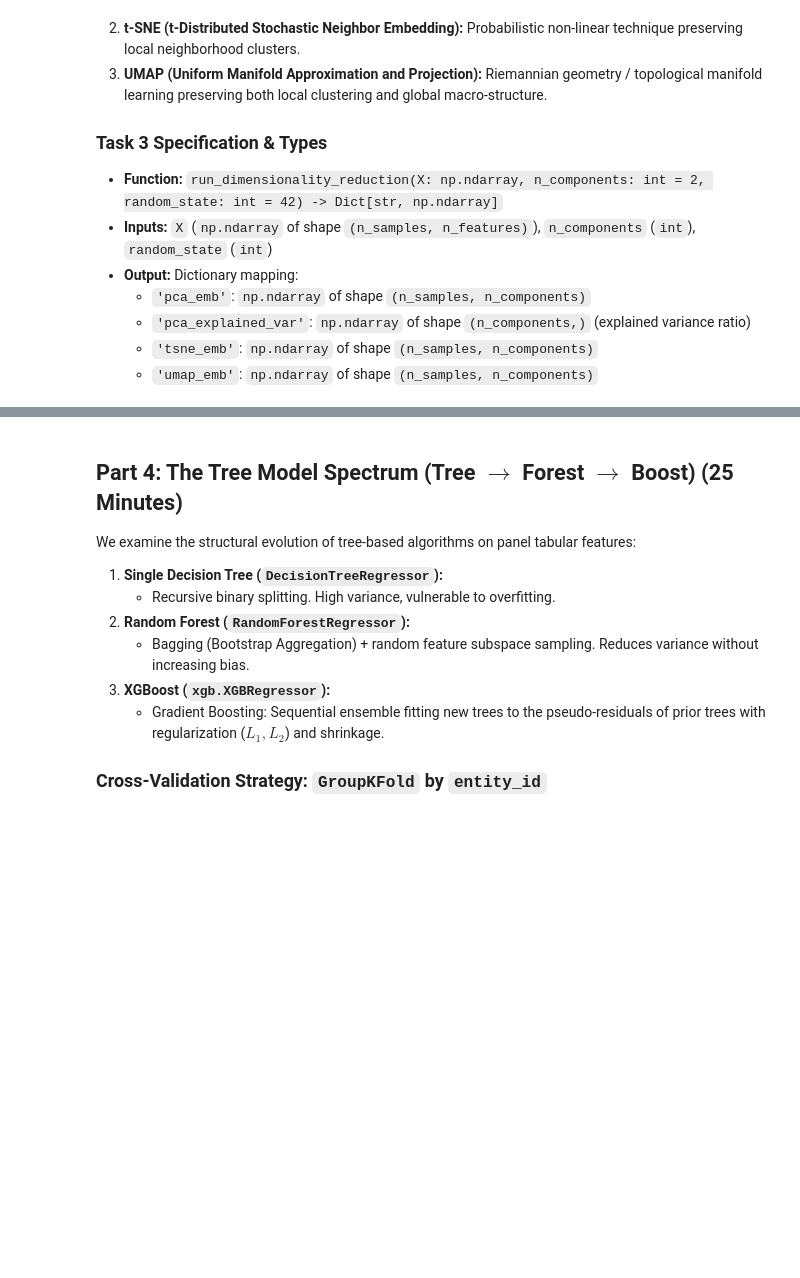
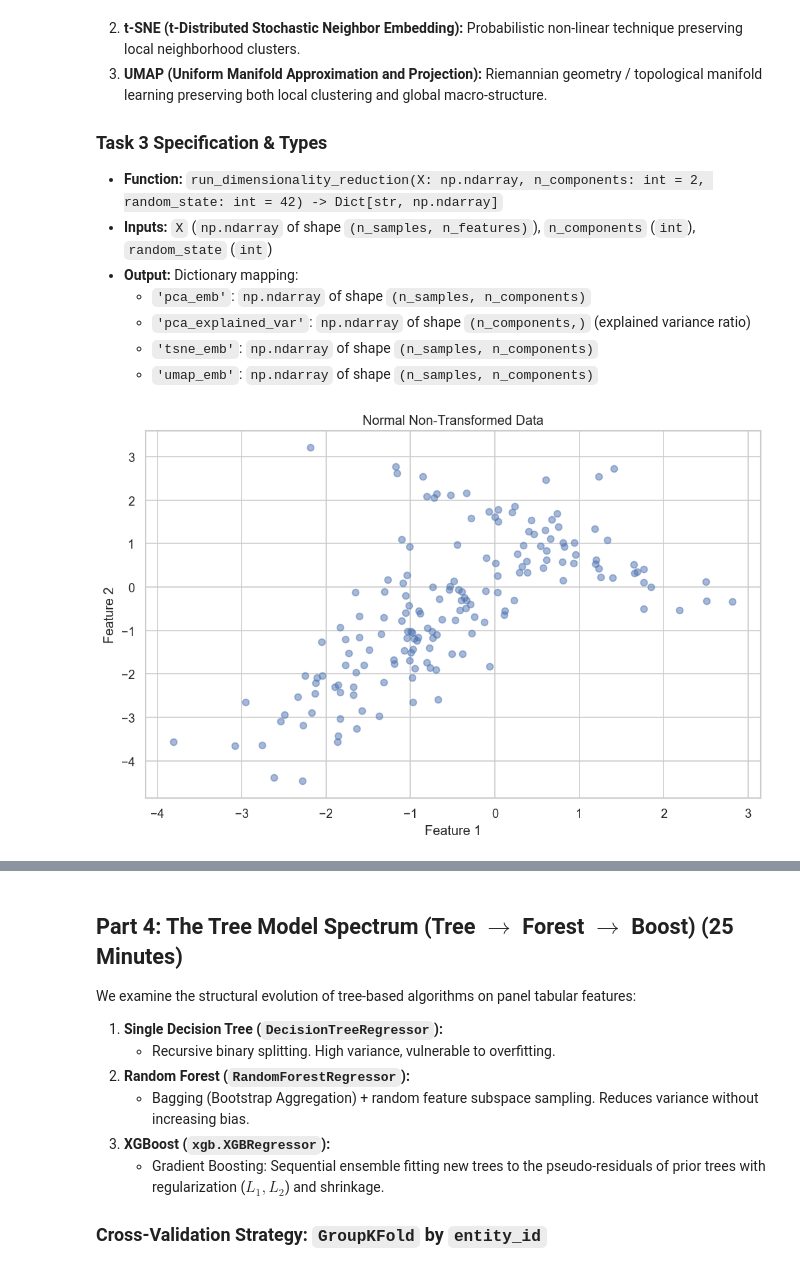
Before and after one commit to LeonardoDiCaterina/ML_II_Workshops, a Jupyter notebook: workshop_00_revising/student/workshop_00.ipynb, the cells around one changed output, grey strips where cells are left out. Drawn from its saved outputs; the diff is of its cells as text; code cells hidden in the pictures; blank space fills up the shorter version.

```diff
--- a/workshop_00_revising/student/workshop_00.ipynb
+++ b/workshop_00_revising/student/workshop_00.ipynb
@@ -125,10 +193,10 @@ def engineer_panel_features(df: pd.DataFrame) -> pd.DataFrame:
     pd.DataFrame
         DataFrame containing new features 'feat_0_lag1' and 'feat_0_roll3_mean'.
     """
-    # -------------------------------------------------------------------------
-    # YOUR CODE HERE
-    # -------------------------------------------------------------------------
-    raise NotImplementedError("Student implementation missing")
+    df_out = df.copy()
+    df_out['feat_0_lag1'] = df_out.groupby('entity_id')['feat_0'].shift(1)
+    df_out['feat_0_roll3_mean'] = df_out.groupby(level='entity_id')['feat_0'].rolling(window = 3, min_periods = 1).mean().droplevel(0)
+    return df_out
 # %%
 # Demonstrate Task 2 & Verify Zero Cross-Entity Contamination
 df_feat = engineer_panel_features(df_panel)
@@ -192,3 +280,18 @@ def run_dimensionality_reduction(
+# %%
+# plot normal non transformed data
+
+data_copy = df_feat.copy()
+
+import matplotlib.pyplot as plt
+
+plt.figure(figsize=(10, 6))
+plt.scatter(data_copy.iloc[:, 0], data_copy.iloc[:, 1], alpha=0.5)
+plt.title("Normal Non-Transformed Data")
+plt.xlabel("Feature 1")
+plt.ylabel("Feature 2")
+plt.show()
+# %% [output]
+[figure, added]
 # %%
 # Demonstrate Task 3: Visual Diagnostic Comparison
 num_cols = [c for c in df_panel.columns if c.startswith('feat_')]
```
Also changed, not shown: parts of 7 cells of this notebook.
